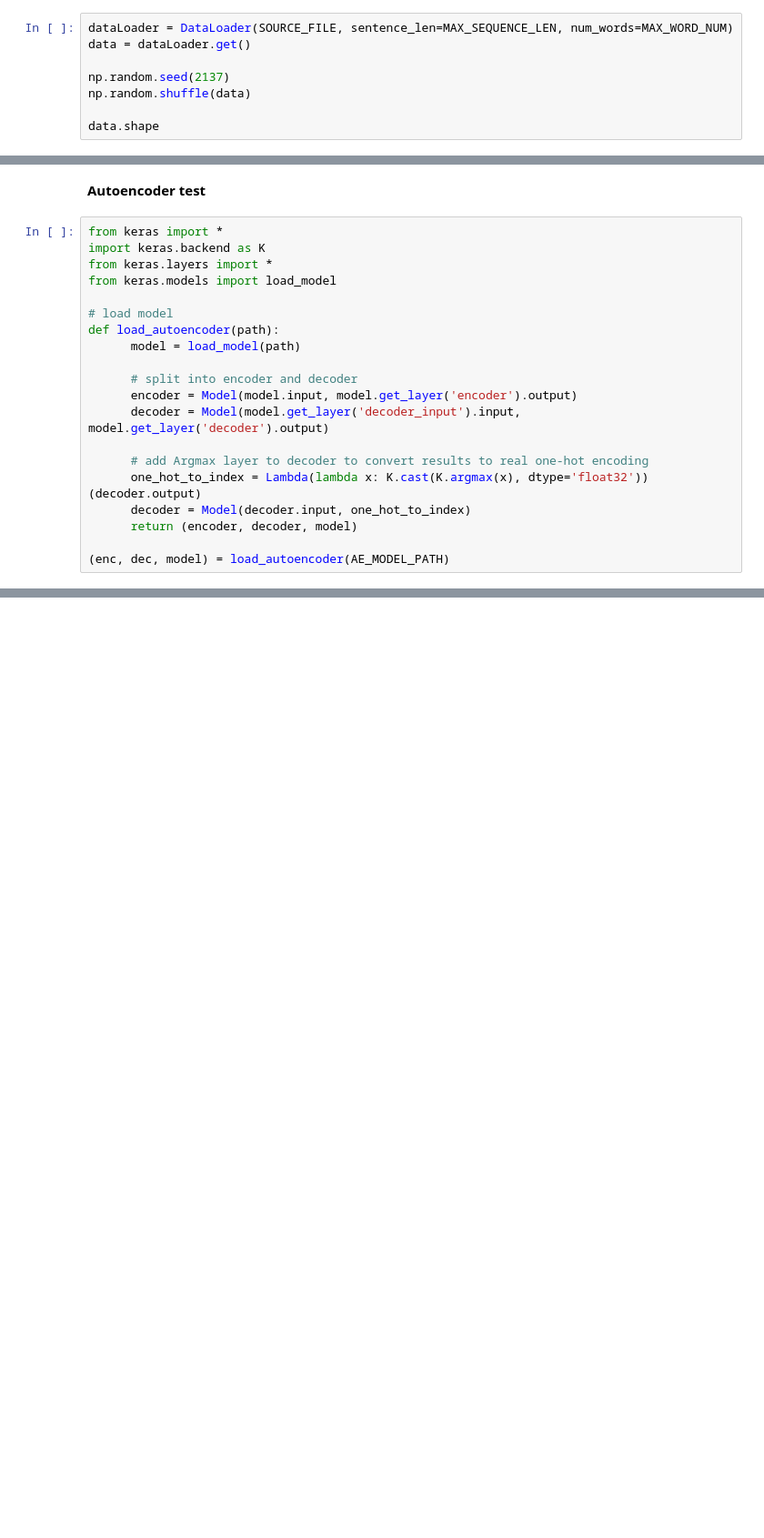
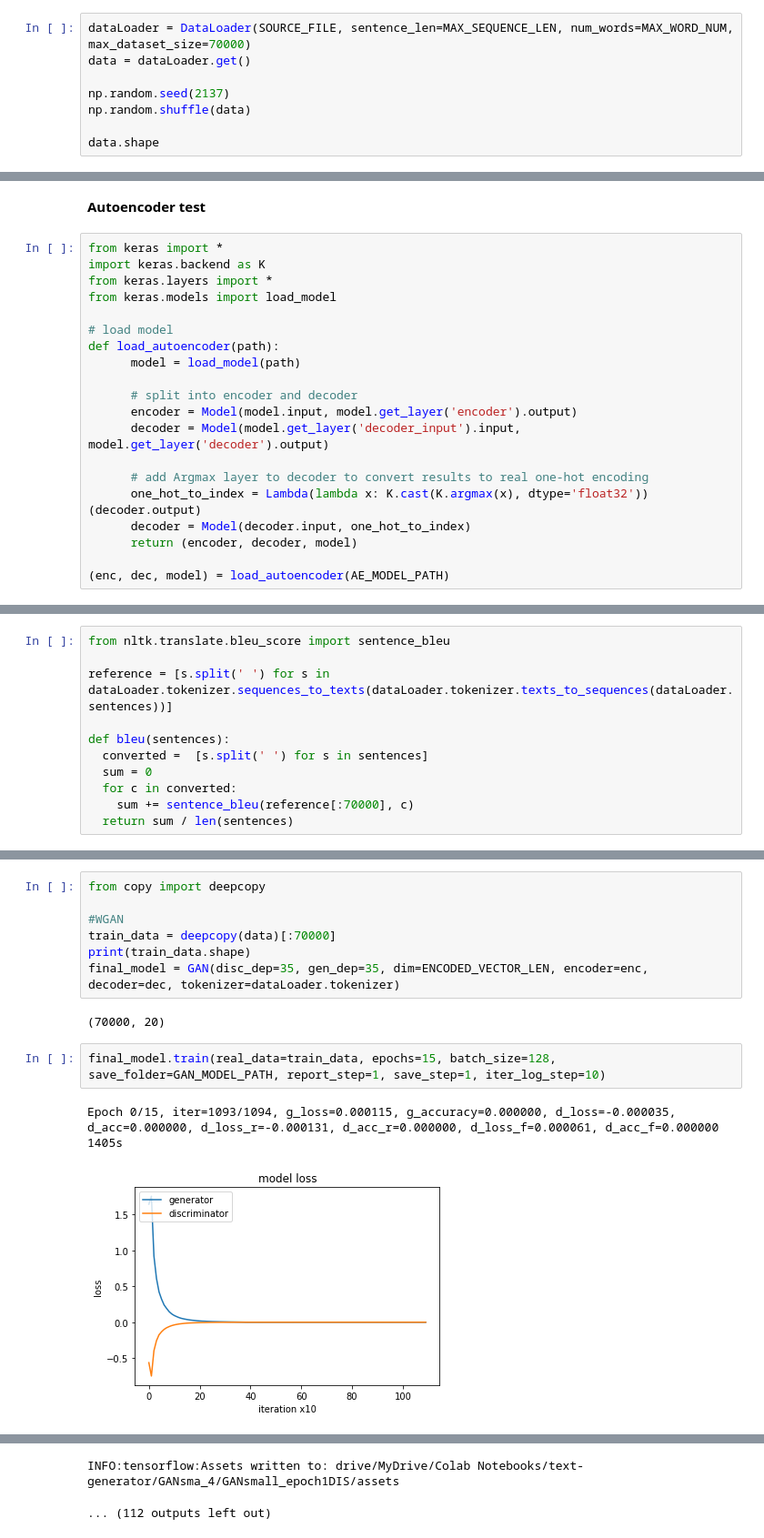
Before and after one commit to Masioki/GAN-Text-Generator, a Jupyter notebook: Text_generator.ipynb, the cells around one changed output, grey strips where cells are left out. Shown at 91% size. Cells and saved outputs as stored; diff of their text form; blank space fills up the shorter version.

```diff
--- a/Text_generator.ipynb
+++ b/Text_generator.ipynb
@@ -72,7 +80,7 @@ EMBEDDING_SIZE = 300 # embedding vector length
 # %% [markdown]
 Load our data.
 # %%
-dataLoader = DataLoader(SOURCE_FILE, sentence_len=MAX_SEQUENCE_LEN, num_words=MAX_WORD_NUM)
+dataLoader = DataLoader(SOURCE_FILE, sentence_len=MAX_SEQUENCE_LEN, num_words=MAX_WORD_NUM, max_dataset_size=70000)
 data = dataLoader.get()
 
 np.random.seed(2137)
@@ -423,0 +508,11 @@ PREDICTED SENTENCE  depressing films with tender characters and a <OOV> storylin
+# %%
+from nltk.translate.bleu_score import sentence_bleu
+
+reference = [s.split(' ') for s in dataLoader.tokenizer.sequences_to_texts(dataLoader.tokenizer.texts_to_sequences(dataLoader.sentences))]
+
+def bleu(sentences):
+  converted =  [s.split(' ') for s in sentences]
+  sum = 0
+  for c in converted:
+    sum += sentence_bleu(reference[:70000], c)
+  return sum / len(sentences)
@@ -423,0 +696,14 @@ PREDICTED SENTENCE  depressing films with tender characters and a <OOV> storylin
+# %%
+from copy import deepcopy
+
+#WGAN
+train_data = deepcopy(data)[:70000]
+print(train_data.shape)
+final_model = GAN(disc_dep=35, gen_dep=35, dim=ENCODED_VECTOR_LEN, encoder=enc, decoder=dec, tokenizer=dataLoader.tokenizer)
+# %% [output]
+(70000, 20)
+# %%
+final_model.train(real_data=train_data, epochs=15, batch_size=128, save_folder=GAN_MODEL_PATH, report_step=1, save_step=1, iter_log_step=10)
+# %% [output]
+Epoch 0/15, iter=1093/1094, g_loss=0.000115, g_accuracy=0.000000, d_loss=-0.000035, d_acc=0.000000, d_loss_r=-0.000131, d_acc_r=0.000000, d_loss_f=0.000061, d_acc_f=0.000000  1405s
+[figure, added]
@@ -423,0 +751,2 @@ PREDICTED SENTENCE  depressing films with tender characters and a <OOV> storylin
+INFO:tensorflow:Assets written to: drive/MyDrive/Colab Notebooks/text-generator/GANsma_4/GANsmall_epoch1DIS/assets
+... (112 outputs left out)
```
Also changed, not shown: parts of 28 cells of this notebook.
